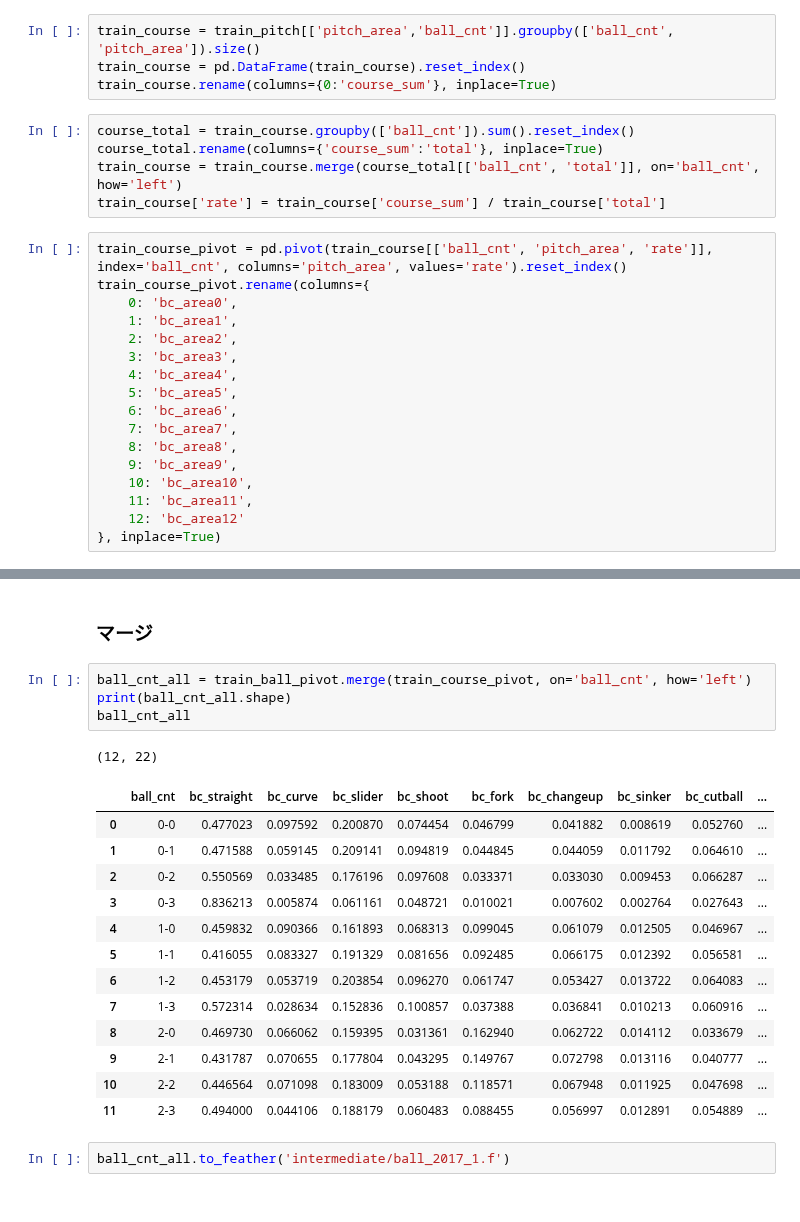
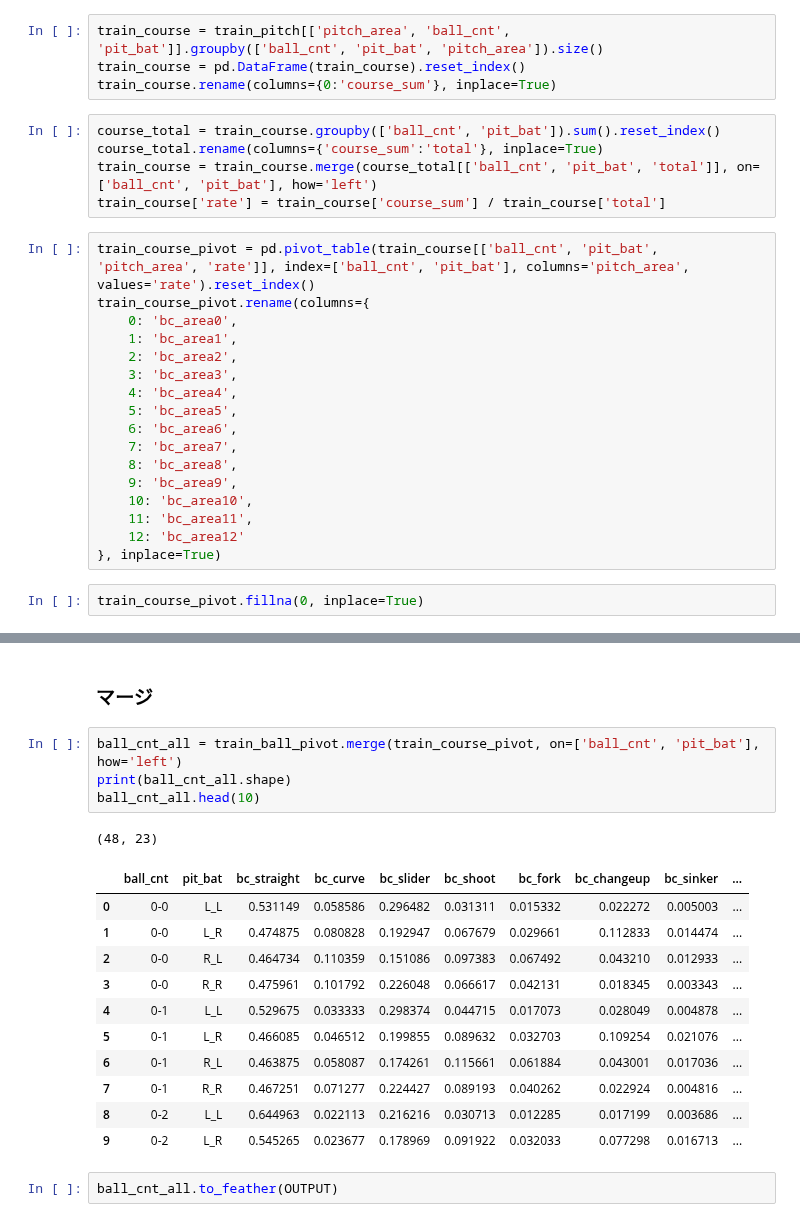
Before and after one commit to yumehara/baseball, a Jupyter notebook: Preprocess_pitch_agg.ipynb, the cells around one changed output, grey strips where cells are left out. Saved outputs shown, nothing was run; the diff lists cells and outputs as text.

```diff
--- a/Preprocess_pitch_agg.ipynb
+++ b/Preprocess_pitch_agg.ipynb
@@ -44,16 +68,16 @@ train_ball_pivot.shape
 # %% [markdown]
 ### コース
 # %%
-train_course = train_pitch[['pitch_area','ball_cnt']].groupby(['ball_cnt', 'pitch_area']).size()
+train_course = train_pitch[['pitch_area', 'ball_cnt', 'pit_bat']].groupby(['ball_cnt', 'pit_bat', 'pitch_area']).size()
 train_course = pd.DataFrame(train_course).reset_index()
 train_course.rename(columns={0:'course_sum'}, inplace=True)
 # %%
-course_total = train_course.groupby(['ball_cnt']).sum().reset_index()
+course_total = train_course.groupby(['ball_cnt', 'pit_bat']).sum().reset_index()
 course_total.rename(columns={'course_sum':'total'}, inplace=True)
-train_course = train_course.merge(course_total[['ball_cnt', 'total']], on='ball_cnt', how='left')
+train_course = train_course.merge(course_total[['ball_cnt', 'pit_bat', 'total']], on=['ball_cnt', 'pit_bat'], how='left')
 train_course['rate'] = train_course['course_sum'] / train_course['total']
 # %%
-train_course_pivot = pd.pivot(train_course[['ball_cnt', 'pitch_area', 'rate']], index='ball_cnt', columns='pitch_area', values='rate').reset_index()
+train_course_pivot = pd.pivot_table(train_course[['ball_cnt', 'pit_bat', 'pitch_area', 'rate']], index=['ball_cnt', 'pit_bat'], columns='pitch_area', values='rate').reset_index()
 train_course_pivot.rename(columns={
     0: 'bc_area0',
     1: 'bc_area1',
@@ -69,6 +93,8 @@ train_course_pivot.rename(columns={
     11: 'bc_area11',
     12: 'bc_area12'
 }, inplace=True)
+# %%
+train_course_pivot.fillna(0, inplace=True)
 # %%
 train_course_pivot.shape
 # %% [output]
@@ -76,23 +102,21 @@ train_course_pivot.shape
 # %% [markdown]
 ### マージ
 # %%
-ball_cnt_all = train_ball_pivot.merge(train_course_pivot, on='ball_cnt', how='left')
+ball_cnt_all = train_ball_pivot.merge(train_course_pivot, on=['ball_cnt', 'pit_bat'], how='left')
 print(ball_cnt_all.shape)
-ball_cnt_all
+ball_cnt_all.head(10)
 # %% [output]
-(12, 22)
+(48, 23)
-|  | ball_cnt | bc_straight | bc_curve | bc_slider | bc_shoot | bc_fork | bc_changeup | bc_sinker | bc_cutball | ... |
-| 0 | 0-0 | 0.477023 | 0.097592 | 0.200870 | 0.074454 | 0.046799 | 0.041882 | 0.008619 | 0.052760 | ... |
-| 1 | 0-1 | 0.471588 | 0.059145 | 0.209141 | 0.094819 | 0.044845 | 0.044059 | 0.011792 | 0.064610 | ... |
-| 2 | 0-2 | 0.550569 | 0.033485 | 0.176196 | 0.097608 | 0.033371 | 0.033030 | 0.009453 | 0.066287 | ... |
-| 3 | 0-3 | 0.836213 | 0.005874 | 0.061161 | 0.048721 | 0.010021 | 0.007602 | 0.002764 | 0.027643 | ... |
-| 4 | 1-0 | 0.459832 | 0.090366 | 0.161893 | 0.068313 | 0.099045 | 0.061079 | 0.012505 | 0.046967 | ... |
-| 5 | 1-1 | 0.416055 | 0.083327 | 0.191329 | 0.081656 | 0.092485 | 0.066175 | 0.012392 | 0.056581 | ... |
-| 6 | 1-2 | 0.453179 | 0.053719 | 0.203854 | 0.096270 | 0.061747 | 0.053427 | 0.013722 | 0.064083 | ... |
-| 7 | 1-3 | 0.572314 | 0.028634 | 0.152836 | 0.100857 | 0.037388 | 0.036841 | 0.010213 | 0.060916 | ... |
-| 8 | 2-0 | 0.469730 | 0.066062 | 0.159395 | 0.031361 | 0.162940 | 0.062722 | 0.014112 | 0.033679 | ... |
-| 9 | 2-1 | 0.431787 | 0.070655 | 0.177804 | 0.043295 | 0.149767 | 0.072798 | 0.013116 | 0.040777 | ... |
-| 10 | 2-2 | 0.446564 | 0.071098 | 0.183009 | 0.053188 | 0.118571 | 0.067948 | 0.011925 | 0.047698 | ... |
-| 11 | 2-3 | 0.494000 | 0.044106 | 0.188179 | 0.060483 | 0.088455 | 0.056997 | 0.012891 | 0.054889 | ... |
+|  | ball_cnt | pit_bat | bc_straight | bc_curve | bc_slider | bc_shoot | bc_fork | bc_changeup | bc_sinker | ... |
+| 0 | 0-0 | L_L | 0.531149 | 0.058586 | 0.296482 | 0.031311 | 0.015332 | 0.022272 | 0.005003 | ... |
+| 1 | 0-0 | L_R | 0.474875 | 0.080828 | 0.192947 | 0.067679 | 0.029661 | 0.112833 | 0.014474 | ... |
+| 2 | 0-0 | R_L | 0.464734 | 0.110359 | 0.151086 | 0.097383 | 0.067492 | 0.043210 | 0.012933 | ... |
+| 3 | 0-0 | R_R | 0.475961 | 0.101792 | 0.226048 | 0.066617 | 0.042131 | 0.018345 | 0.003343 | ... |
+| 4 | 0-1 | L_L | 0.529675 | 0.033333 | 0.298374 | 0.044715 | 0.017073 | 0.028049 | 0.004878 | ... |
+| 5 | 0-1 | L_R | 0.466085 | 0.046512 | 0.199855 | 0.089632 | 0.032703 | 0.109254 | 0.021076 | ... |
+| 6 | 0-1 | R_L | 0.463875 | 0.058087 | 0.174261 | 0.115661 | 0.061884 | 0.043001 | 0.017036 | ... |
+| 7 | 0-1 | R_R | 0.467251 | 0.071277 | 0.224427 | 0.089193 | 0.040262 | 0.022924 | 0.004816 | ... |
+| 8 | 0-2 | L_L | 0.644963 | 0.022113 | 0.216216 | 0.030713 | 0.012285 | 0.017199 | 0.003686 | ... |
+| 9 | 0-2 | L_R | 0.545265 | 0.023677 | 0.178969 | 0.091922 | 0.032033 | 0.077298 | 0.016713 | ... |
 # %%
-ball_cnt_all.to_feather('intermediate/ball_2017_1.f')
+ball_cnt_all.to_feather(OUTPUT)
```
Also changed, not shown: parts of 10 cells of this notebook, 4 other files.
